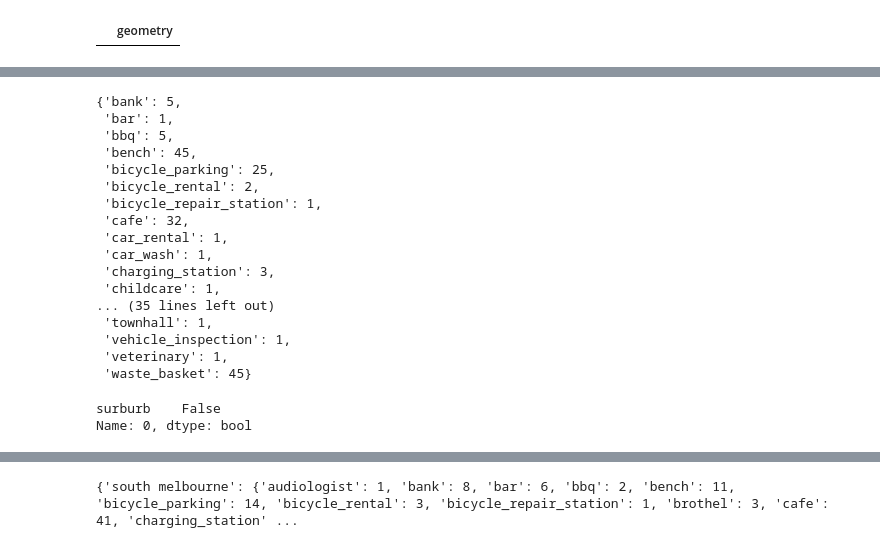
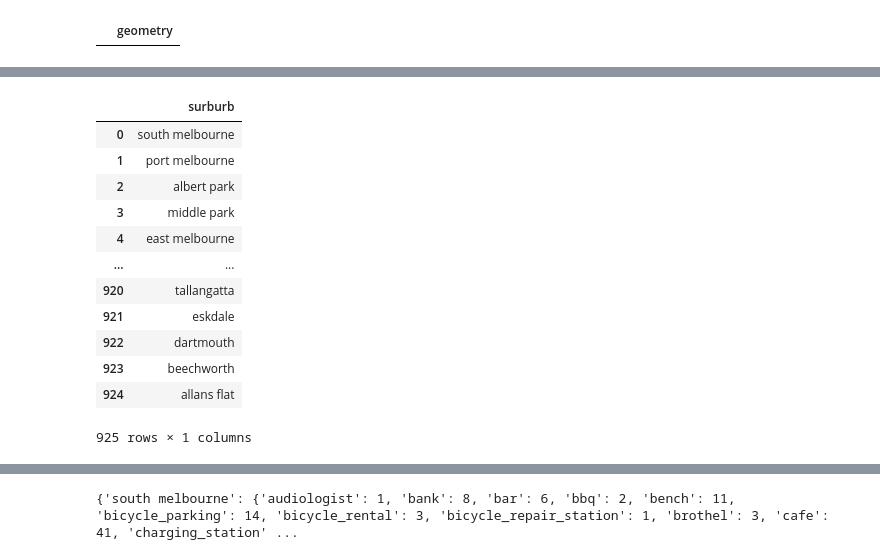
Before and after one commit to MAST30034-Applied-Data-Science/generic-real-estate-consulting-project-group-12, a Jupyter notebook: notebooks/get_externel_data.ipynb, the cells around one changed output, grey strips where cells are left out. Cells and saved outputs as stored; diff of their text form; code cells hidden in the pictures.

```diff
--- a/notebooks/get_externel_data.ipynb
+++ b/notebooks/get_externel_data.ipynb
@@ -89,33 +79,4 @@ for amenity, sub_df in buildings.groupby('amenity'):
-# %%
-l
-# %% [output]
-{'bank': 5,
- 'bar': 1,
- 'bbq': 5,
- 'bench': 45,
- 'bicycle_parking': 25,
- 'bicycle_rental': 2,
- 'bicycle_repair_station': 1,
- 'cafe': 32,
- 'car_rental': 1,
- 'car_wash': 1,
- 'charging_station': 3,
- 'childcare': 1,
-... (35 lines left out)
- 'townhall': 1,
- 'vehicle_inspection': 1,
- 'veterinary': 1,
- 'waste_basket': 45}
 # %%
 import pandas as pd
 house_df = pd.read_csv("../data/house_combined.csv")
 surburb_list = house_df['surburb'].drop_duplicates().reset_index().drop('index', axis = 1)
-# %%
-surburb_list.iloc[0] == 'melbourne'
-# %% [output]
-surburb    False
-Name: 0, dtype: bool
-# %%
-for i in range(len(surburb_list)):
-    if(surburb_list.surburb[i] == 'melbourne'):
-        surburb_list.surburb[i] = 'ST KILDA ROAD'
@@ -125,3 +83,19 @@ for i in surburb_list['surburb']:
+# %%
+surburb_list
+# %% [output]
+|  | surburb |
+| 0 | south melbourne |
+| 1 | port melbourne |
+| 2 | albert park |
+| 3 | middle park |
+| 4 | east melbourne |
+| ... | ... |
+| 920 | tallangatta |
+| 921 | eskdale |
+| 922 | dartmouth |
+| 923 | beechworth |
+| 924 | allans flat |
+925 rows × 1 columns
 # %%
 import osmnx as ox
 list = {}
```
Also changed, not shown: parts of 5 cells of this notebook.
